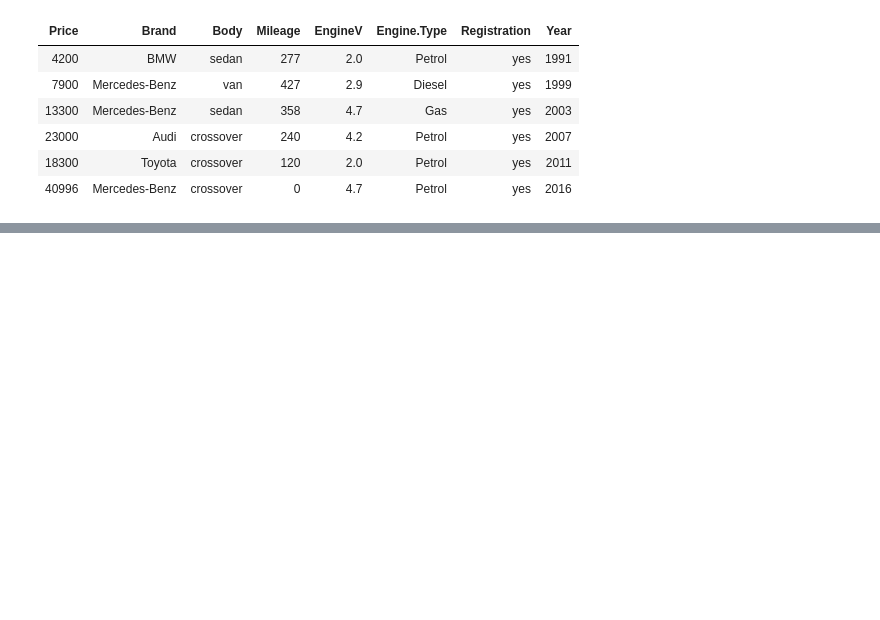
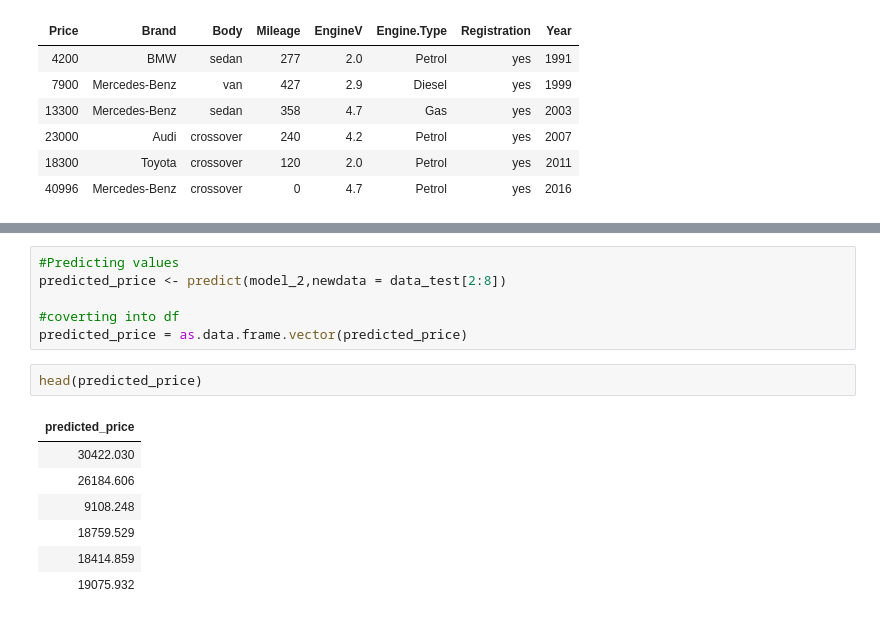
Before and after one commit to nithinivi/DataScienceInR, a Jupyter notebook: lesson-04/Linear Regression.ipynb, the cells around one changed output, grey strips where cells are left out. Drawn from its saved outputs; the diff is of its cells as text; blank space fills up the shorter version.

```diff
--- a/lesson-04/Linear Regression.ipynb
+++ b/lesson-04/Linear Regression.ipynb
@@ -146,0 +246,16 @@ F-statistic: 602.6 on 18 and 2981 DF,  p-value: < 2.2e-16
+# %%
+#Predicting values
+predicted_price <- predict(model_2,newdata = data_test[2:8])
+
+#coverting into df
+predicted_price = as.data.frame.vector(predicted_price)
+# %%
+head(predicted_price)
+# %% [output]
+| predicted_price |
+| 30422.030 |
+| 26184.606 |
+| 9108.248 |
+| 18759.529 |
+| 18414.859 |
+| 19075.932 |
```
Also changed, not shown: parts of 29 cells of this notebook.
